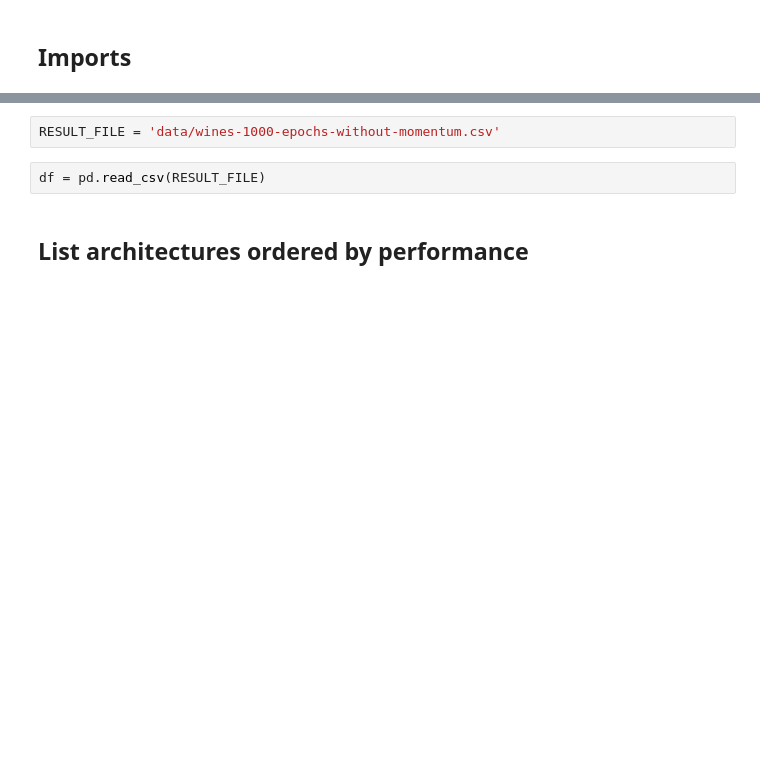
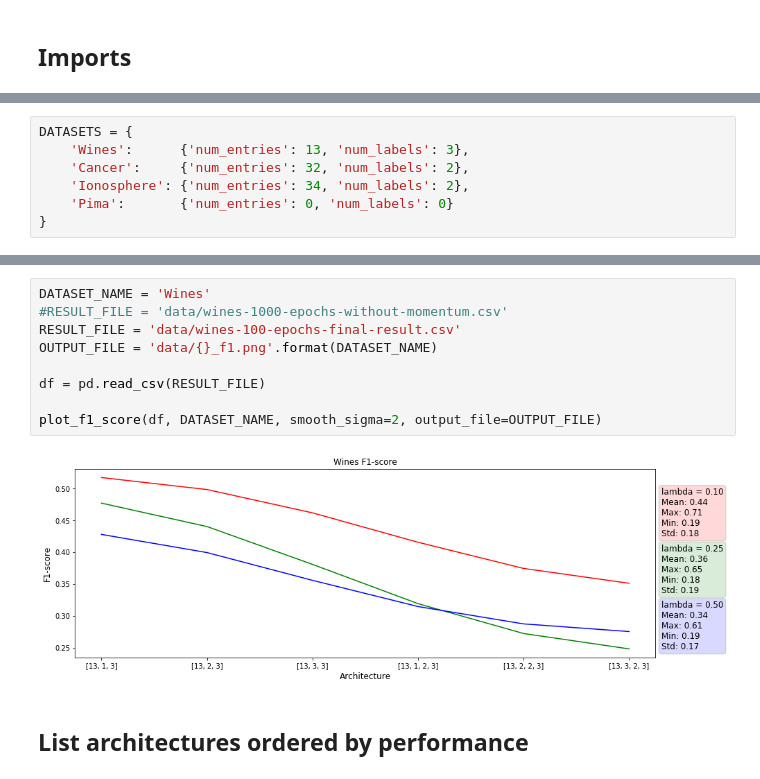
Before and after one commit to chicobentojr/machine-learning, a Jupyter notebook: jupyter/generate-training-plots.ipynb, the cells around one changed output, grey strips where cells are left out. Saved outputs shown, nothing was run; the diff lists cells and outputs as text; blank space fills up the shorter version.

Commit message:
plot f1-score graphic done

```diff
--- a/jupyter/generate-training-plots.ipynb
+++ b/jupyter/generate-training-plots.ipynb
@@ -7,6 +7,13 @@ import os
 
 import matplotlib.pyplot as plt
 from scipy.ndimage.filters import gaussian_filter1d
+# %%
+DATASETS = {
+    'Wines':      {'num_entries': 13, 'num_labels': 3},
+    'Cancer':     {'num_entries': 32, 'num_labels': 2},
+    'Ionosphere': {'num_entries': 34, 'num_labels': 2},
+    'Pima':       {'num_entries': 0, 'num_labels': 0}
+}
 # %%
 def plot_training_accuracy(dataframe, smooth_sigma=0.0, output_file='', title_prefix=''):
     acc = dataframe['acc']
@@ -138,7 +223,14 @@ def plot_learning_curve(dataframe, smooth_sigma=0.0, output_file='', title_prefi
-# %%
-RESULT_FILE = 'data/wines-1000-epochs-without-momentum.csv'
-# %%
-df = pd.read_csv(RESULT_FILE)
+# %%
+DATASET_NAME = 'Wines'
+#RESULT_FILE = 'data/wines-1000-epochs-without-momentum.csv'
+RESULT_FILE = 'data/wines-100-epochs-final-result.csv'
+OUTPUT_FILE = 'data/{}_f1.png'.format(DATASET_NAME)
+
+df = pd.read_csv(RESULT_FILE)
+
+plot_f1_score(df, DATASET_NAME, smooth_sigma=2, output_file=OUTPUT_FILE)
+# %% [output]
+[figure, added]
 # %% [markdown]
 ## List architectures ordered by performance
 # %%
```
Also changed, not shown: parts of 4 cells of this notebook.
